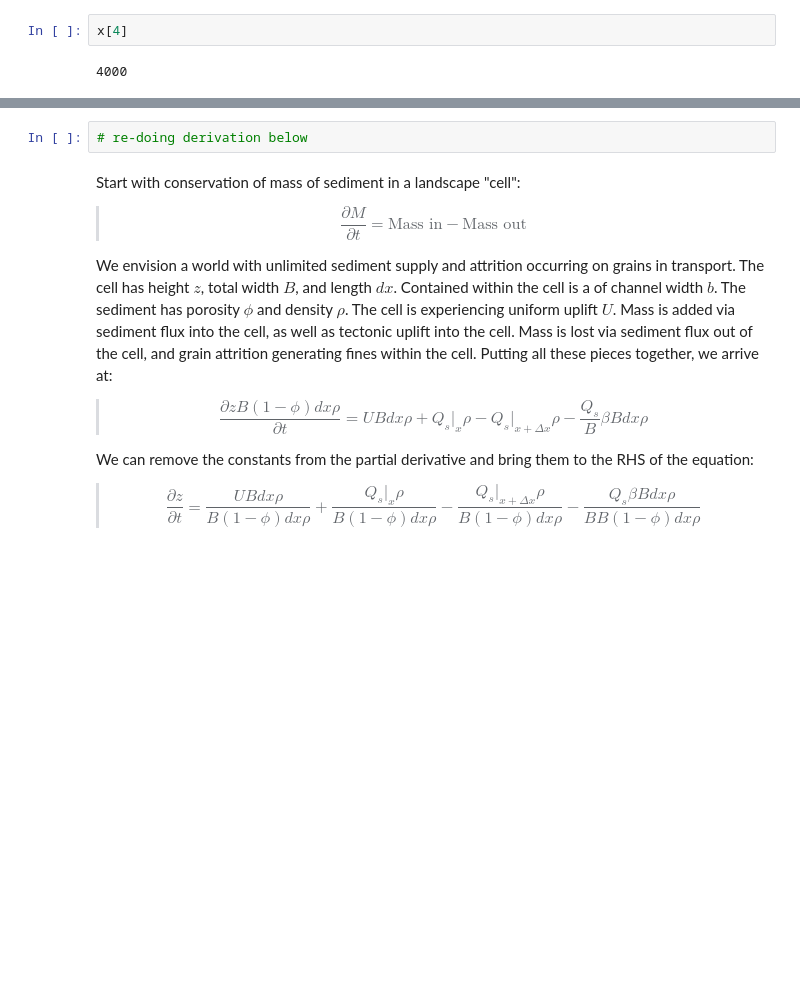
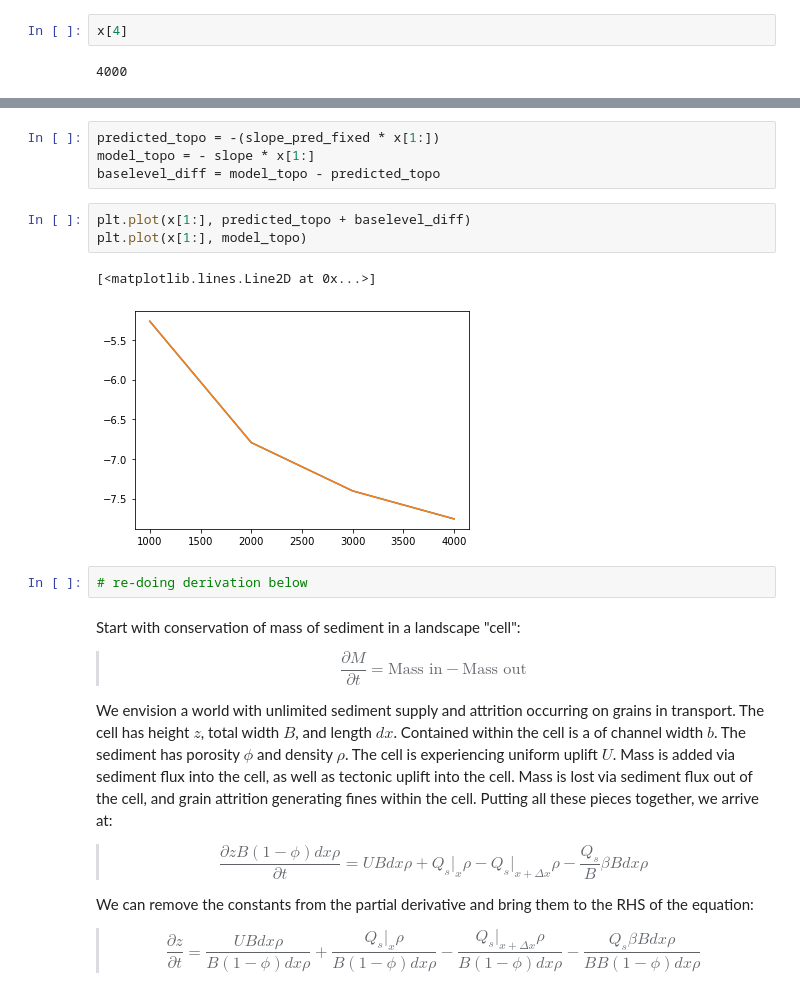
Before and after one commit to vaga3461/High-Plains, a Jupyter notebook: modeling headway SP21/simple case 2 (unltd sed w attrition).ipynb, the cells around one changed output, grey strips where cells are left out. Saved outputs shown, nothing was run; the diff lists cells and outputs as text; blank space fills up the shorter version.

```diff
--- a/modeling headway SP21/simple case 2 (unltd sed w attrition).ipynb
+++ b/modeling headway SP21/simple case 2 (unltd sed w attrition).ipynb
@@ -152,3 +160,13 @@ plt.legend()
+# %%
+predicted_topo = -(slope_pred_fixed * x[1:])
+model_topo = - slope * x[1:]
+baselevel_diff = model_topo - predicted_topo
+# %%
+plt.plot(x[1:], predicted_topo + baselevel_diff)
+plt.plot(x[1:], model_topo)
+# %% [output]
+[<matplotlib.lines.Line2D at 0x...>]
+[figure, added]
 # %%
 # re-doing derivation below
 # %% [markdown]
```
Also changed, not shown: parts of 7 cells of this notebook, 1 other file.
